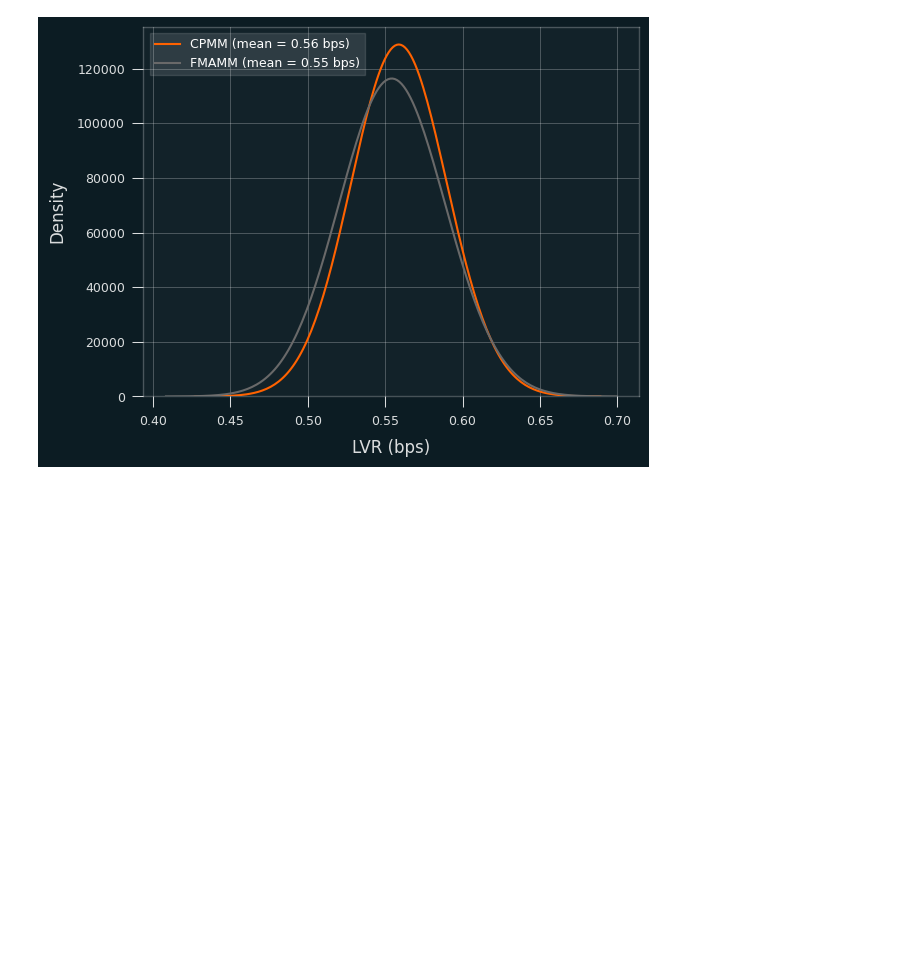
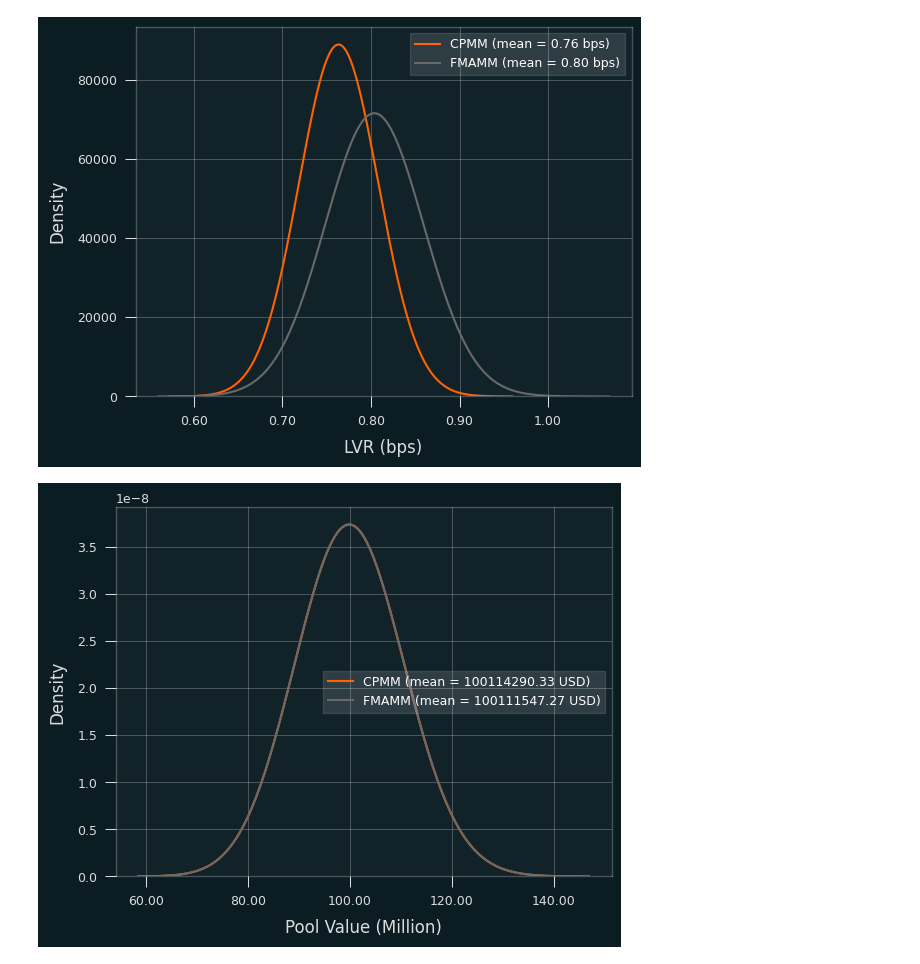
Before and after one commit to kosunghun317/FMAMM_LVR, a Jupyter notebook: notebooks/FMAMM_LVR_simulation.ipynb, the cells around one changed output. Saved outputs shown, nothing was run; the diff lists cells and outputs as text; code cells hidden in the pictures; blank space fills up the shorter version.

```diff
--- a/notebooks/FMAMM_LVR_simulation.ipynb
+++ b/notebooks/FMAMM_LVR_simulation.ipynb
@@ -61,0 +59,10 @@ def solve_price_down_equation(P_ext, X, Y, fee, N):
+# %%
+# Example usage: Scenario that the price went down
+X = 1000
+Y = 1000 * 2500
+N = 10
+fee = 0.0015
+P_up = 2500 * (1 - fee) / (1 + fee) * (1 - 1e-6)
+
+y_eq_solution = solve_price_up_equation(1/P_up, Y, X, fee, N)
+print("x_eq =", y_eq_solution)
@@ -308,23 +479,60 @@ means = np.mean(results, 1)
 # %%
-# Plotting with the specified adjustments
+# Scenario 4: 5% daily volatility, L1 with congestion
+p_init = 2_500.0
+l_init = 1_000_000.0
+tx_cost = 30
+
+daily_std = 0.05
+block_time = 12  # 12 for Mainnet, 5 for Gnosis, 2 for L2s
+blocks_per_day = 24 * 60 * 60 / block_time
+paths = 1_000
+days = 7
+
+results = run_simulations(
+    p_init, l_init, tx_cost, daily_std, blocks_per_day, paths, days
+)
+
+bw_adjust = 5
+means = np.mean(results, 1)
+
 ax = sns.kdeplot(
     data=results[0, :],
     bw_adjust=bw_adjust,
     label=f"CPMM (mean = {means[0] * 10**4:.2f} bps)",
 )
 ax = sns.kdeplot(
     data=results[1, :],
     bw_adjust=bw_adjust,
     label=f"FMAMM (mean = {means[1] * 10**4:.2f} bps)",
 )
 
 ax.set(xlabel="LVR (bps)", ylabel="Density")
 ticks_loc = ax.get_xticks().tolist()
 ax.xaxis.set_major_locator(mticker.FixedLocator(ticks_loc))
 ax.set_xticklabels([f"{tick * 10000:.2f}" for tick in ticks_loc])
 
 plt.legend()
 plt.show()
+
+ax = sns.kdeplot(
+    data=results[2, :],
+    bw_adjust=bw_adjust,
+    label=f"CPMM (mean = {means[2]:.2f} USD)",
+)
+ax = sns.kdeplot(
+    data=results[3, :],
+    bw_adjust=bw_adjust,
+    label=f"FMAMM (mean = {means[3]:.2f} USD)",
+)
+
+ax.set(xlabel="Pool Value (Million)", ylabel="Density")
+ticks_loc = ax.get_xticks().tolist()
+ax.xaxis.set_major_locator(mticker.FixedLocator(ticks_loc))
+ax.set_xticklabels([f"{tick / 10**6:.2f}" for tick in ticks_loc])
+
+plt.legend()
+plt.show()
 # %% [output]
-[figure, old version]
+[figure, new version]
+[figure, added]
 # %%
```
Also changed, not shown: parts of 12 cells of this notebook.
